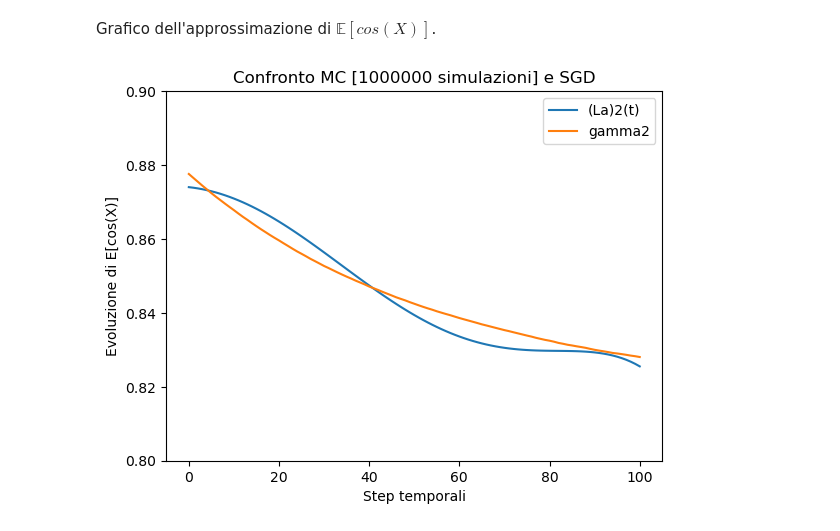
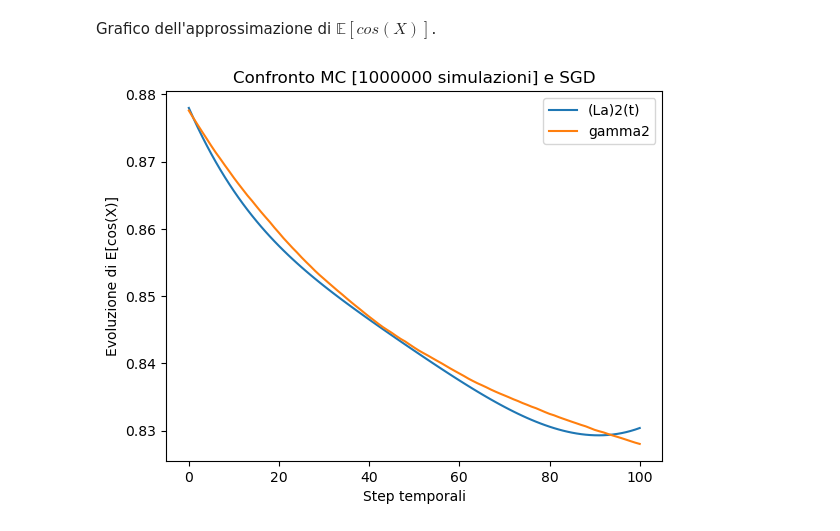
Before and after one commit to amatoandre/TESI, a Jupyter notebook: test_SGD.ipynb, the cells around one changed output. Cells and saved outputs as stored; diff of their text form; code cells hidden in the pictures.

```diff
--- a/test_SGD.ipynb
+++ b/test_SGD.ipynb
@@ -241,7 +241,7 @@ if __name__ == "__main__":
     rho = [0.6, 0.7, 0.8, 0.9]
     eps = 0.01
     p = 10
-    M = 1 # 1, 10, 100, 1000, 10000
+    M = 10 # 1, 10, 100, 1000, 10000
     tipo = 'lagrange'
 
 
@@ -333,12 +333,12 @@ Grafico dell'approssimazione di $\mathbb{E}[cos(X)]$.
 # %%
 fig = plt.figure()
 plt.title("Confronto MC [" + str(M1) + " simulazioni] e SGD")
 plt.xlabel("Step temporali")
 plt.ylabel("Evoluzione di E[cos(X)]")
-plt.ylim(0.8, 0.9) # se non c'è il grafico è molto zoomato
-plt.plot(np.dot(A2[14], g), label='(La)2(t)')
+# plt.ylim(0.8, 0.9) # se non c'è il grafico è molto zoomato
+plt.plot(np.dot(A2[15], g), label='(La)2(t)')
 plt.plot(gamma2, label='gamma2')
 plt.legend()
 plt.show()
 # %% [output]
-[figure, old version]
+[figure, new version]
```
Also changed, not shown: parts of 2 cells of this notebook, 7 other files.
